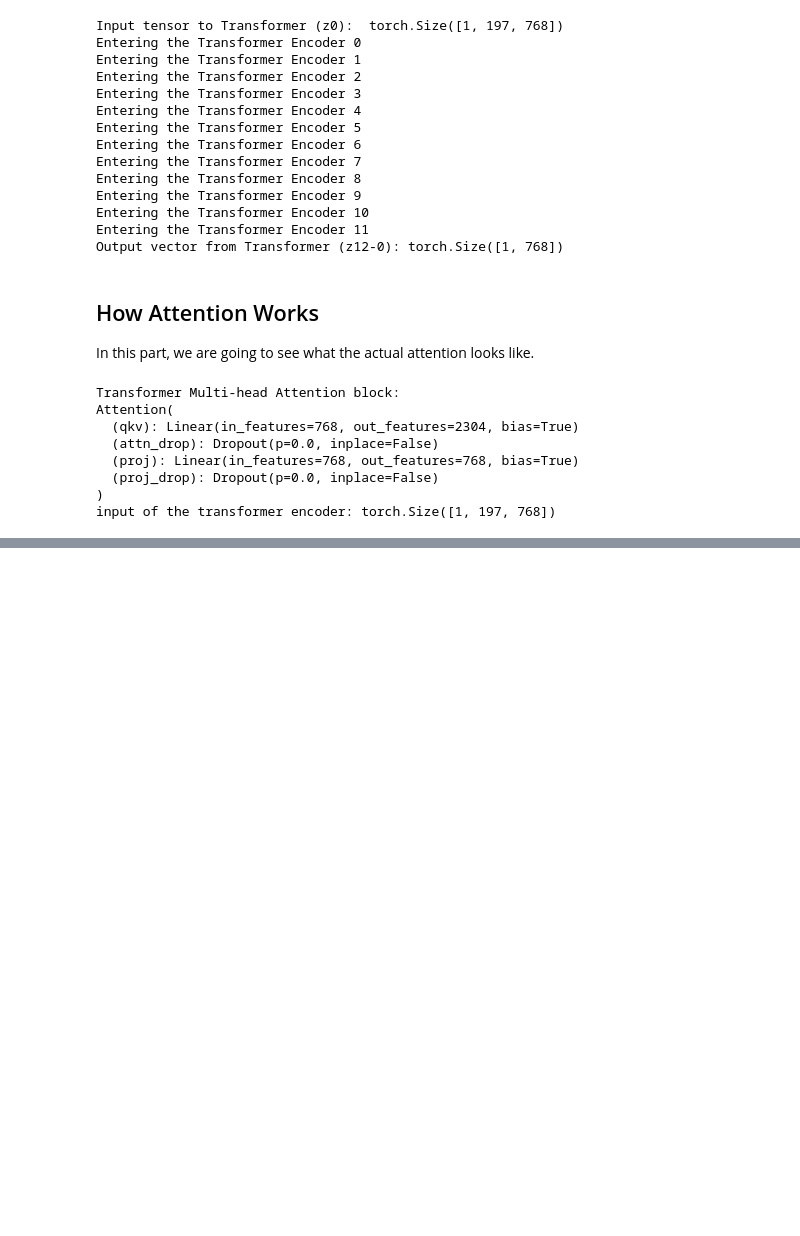
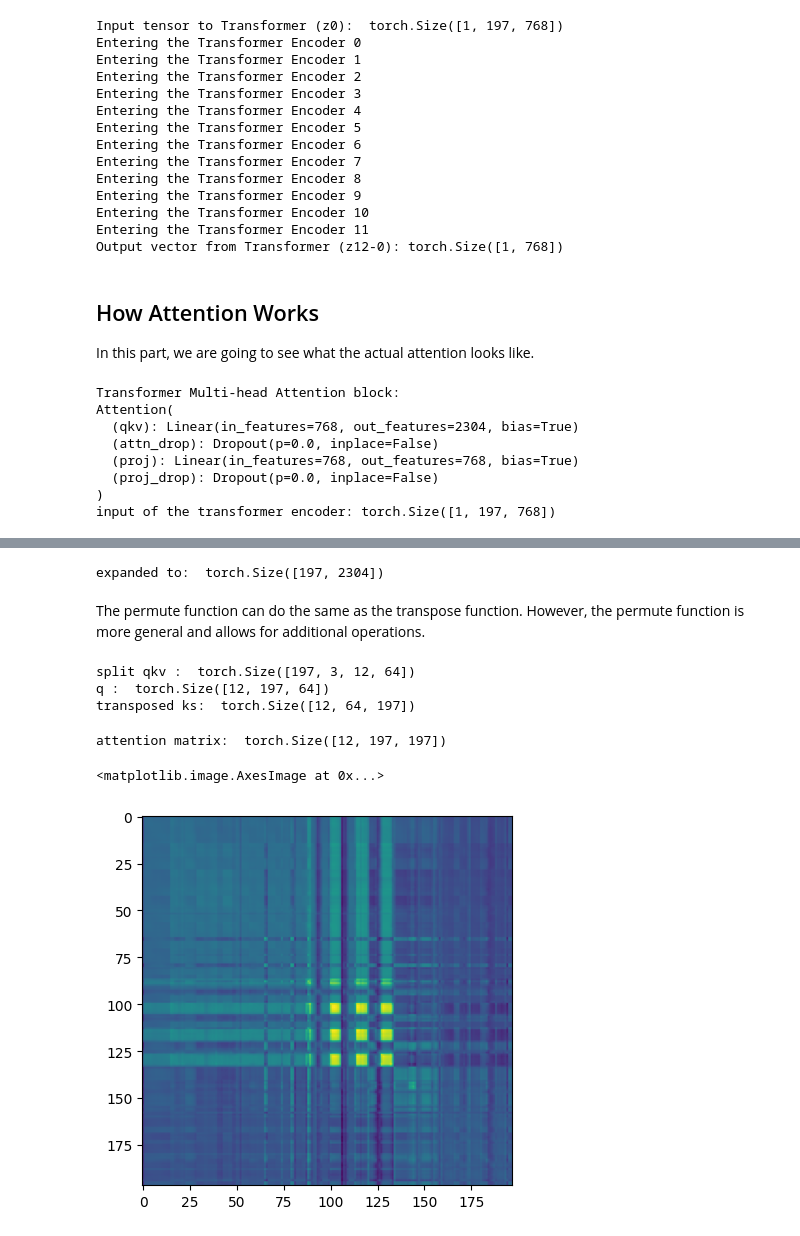
Before and after one commit to mostafa-ja/Transformers, a Jupyter notebook: Vision_Transformer.ipynb, the cells around one changed output, grey strips where cells are left out. Saved outputs shown, nothing was run; the diff lists cells and outputs as text; code cells hidden in the pictures; blank space fills up the shorter version.

```diff
--- a/Vision_Transformer.ipynb
+++ b/Vision_Transformer.ipynb
@@ -372,0 +448,29 @@ input of the transformer encoder: torch.Size([1, 197, 768])
+# %%
+# fc layer to expand the dimension (*3 for q,k,v)
+transformer_input_expanded = attention.qkv(transformer_input)[0] # to convert (1,197,2304) to (197,2304)
+print("expanded to: ", transformer_input_expanded.shape)
+# %% [output]
+expanded to:  torch.Size([197, 2304])
+# %% [markdown]
+The permute function can do the same as the transpose function. However, the permute function is more general and allows for additional operations.
+# %%
+# Split qkv into mulitple q, k, and v vectors for multi-head attantion
+qkv = transformer_input_expanded.reshape(197, 3, 12, 64)  # (N=197, (qkv), H=12, D/H=64)
+print("split qkv : ", qkv.shape)
+q = qkv[:, 0].permute(1, 0, 2)  # (H=12, N=197, D/H=64)
+k = qkv[:, 1].permute(1, 0, 2)  # (H=12, N=197, D/H=64)
+kT = k.permute(0, 2, 1)  # (H=12, D/H=64, N=197)
+print("q : ", q.shape)
+print("transposed ks: ", kT.shape)
+# %% [output]
+split qkv :  torch.Size([197, 3, 12, 64])
+q :  torch.Size([12, 197, 64])
+transposed ks:  torch.Size([12, 64, 197])
+# %%
+attention_matrix = q @ kT
+print("attention matrix: ", attention_matrix.shape)
+plt.imshow(attention_matrix[3].detach().cpu().numpy())
+# %% [output]
+attention matrix:  torch.Size([12, 197, 197])
+<matplotlib.image.AxesImage at 0x...>
+[figure, added]
```
Also changed, not shown: parts of 23 cells of this notebook.
